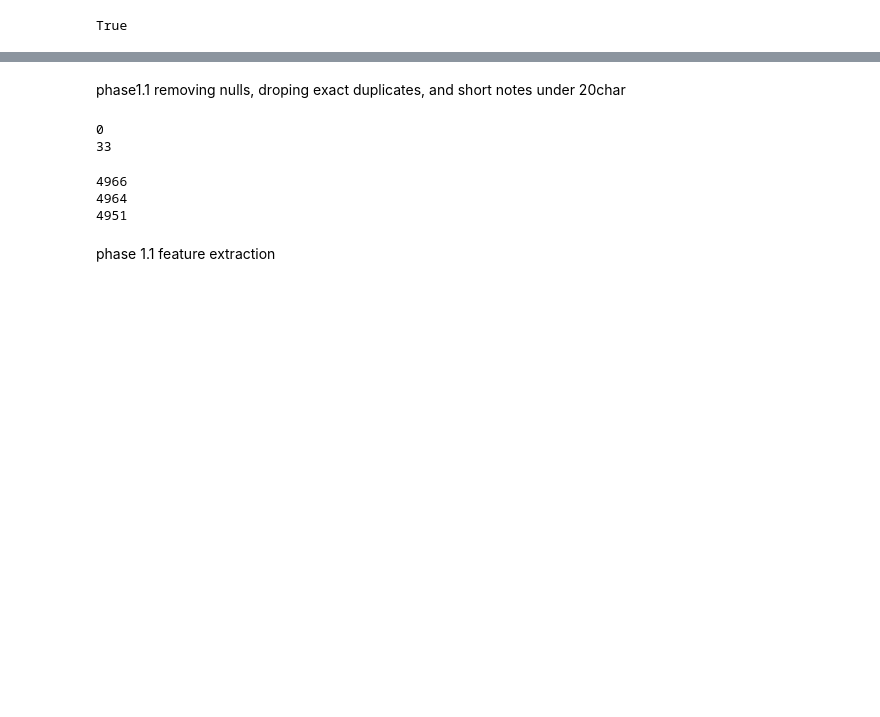
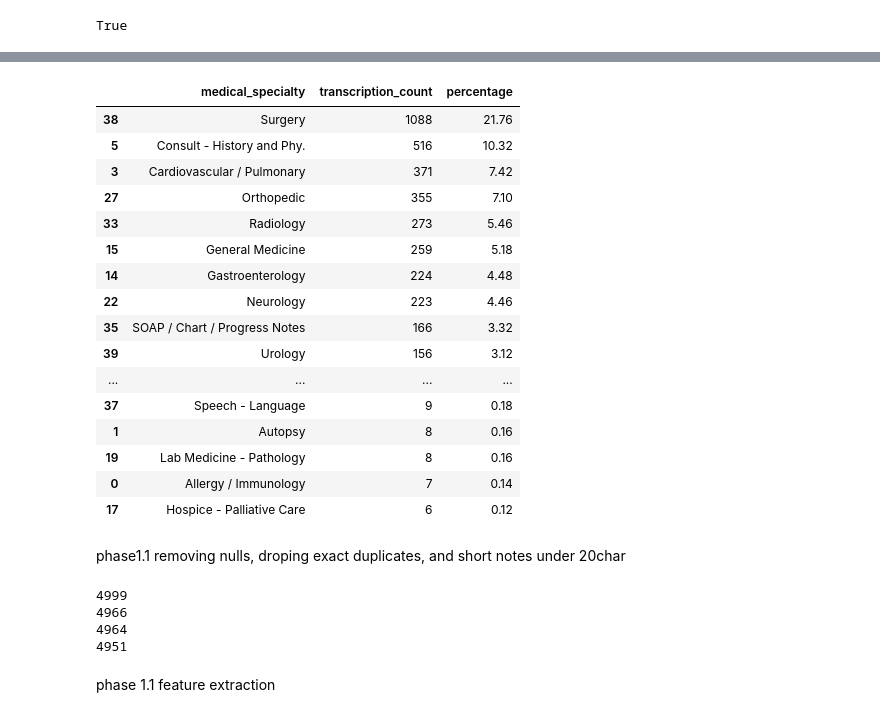
Before and after one commit to bahadirkoko/medical-transcription-classifier, a Jupyter notebook: notebooks/notebook1_phase1and2.ipynb, the cells around one changed output, grey strips where cells are left out. Cells and saved outputs as stored; diff of their text form; code cells hidden in the pictures; blank space fills up the shorter version.

```diff
--- a/notebooks/notebook1_phase1and2.ipynb
+++ b/notebooks/notebook1_phase1and2.ipynb
@@ -87,14 +126,40 @@ memory usage: 195.4 KB
+# %%
+specialty_summary = (
+    df.groupby('medical_specialty')['transcription'] #groupby medical specialty and count number of transcription
+    .count()
+    .reset_index()
+    .rename(columns={'transcription': 'transcription_count'}) #rename
+    .sort_values('transcription_count', ascending=False) #sorting
+    .assign(percentage=lambda x: (x['transcription_count'] / len(df) * 100
+).round(2)))
+
+
+display(specialty_summary)
+# %% [output]
+|  | medical_specialty | transcription_count | percentage |
+| 38 | Surgery | 1088 | 21.76 |
+| 5 | Consult - History and Phy. | 516 | 10.32 |
+| 3 | Cardiovascular / Pulmonary | 371 | 7.42 |
+| 27 | Orthopedic | 355 | 7.10 |
+| 33 | Radiology | 273 | 5.46 |
+| 15 | General Medicine | 259 | 5.18 |
+| 14 | Gastroenterology | 224 | 4.48 |
+| 22 | Neurology | 223 | 4.46 |
+| 35 | SOAP / Chart / Progress Notes | 166 | 3.32 |
+| 39 | Urology | 156 | 3.12 |
+| ... | ... | ... | ... |
+| 37 | Speech - Language | 9 | 0.18 |
+| 1 | Autopsy | 8 | 0.16 |
+| 19 | Lab Medicine - Pathology | 8 | 0.16 |
+| 0 | Allergy / Immunology | 7 | 0.14 |
+| 17 | Hospice - Palliative Care | 6 | 0.12 |
 # %% [markdown]
 phase1.1 removing nulls, droping exact duplicates, and short notes under 20char
-# %%
-print(df['medical_specialty'].isna().sum()) #checking for missing values
-print(df['transcription'].isna().sum())
-# %% [output]
-0
-33
 # %%
+print(df.shape[0])
 df = df.dropna(subset=['medical_specialty','transcription']) #to drop rows with missing values in the 'medical_specialty' column and transcription column
 print(df.shape[0])
+
 df['medical_specialty'] = df['medical_specialty'].str.strip() #to remove leading and trailing whitespace from the 'medical_specialty' column
 df['transcription'] = df['transcription'].str.strip() #to remove leading and trailing whitespace from the 'transcription' column
 
@@ -104,6 +169,7 @@ print(df.shape[0])
 df = df[df['transcription'].str.len() >= 20] #to filter the DataFrame to only include rows where the length of the 'transcription' column is at least 20 characters
 print(df.shape[0]) #to check the shape of the DataFrame after filtering out short transcriptions
 # %% [output]
+4999
 4966
 4964
 4951
```
Also changed, not shown: parts of 21 cells of this notebook.
